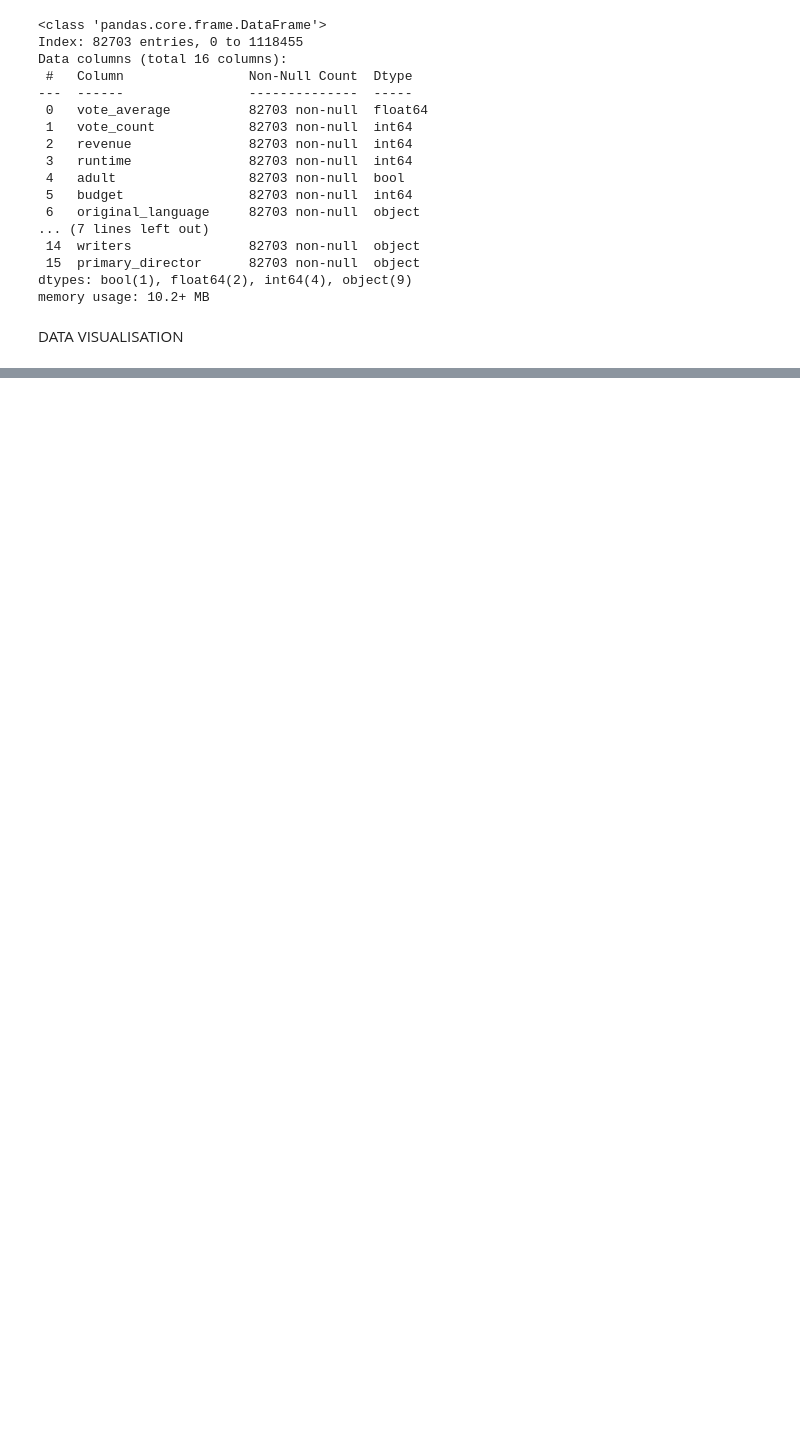
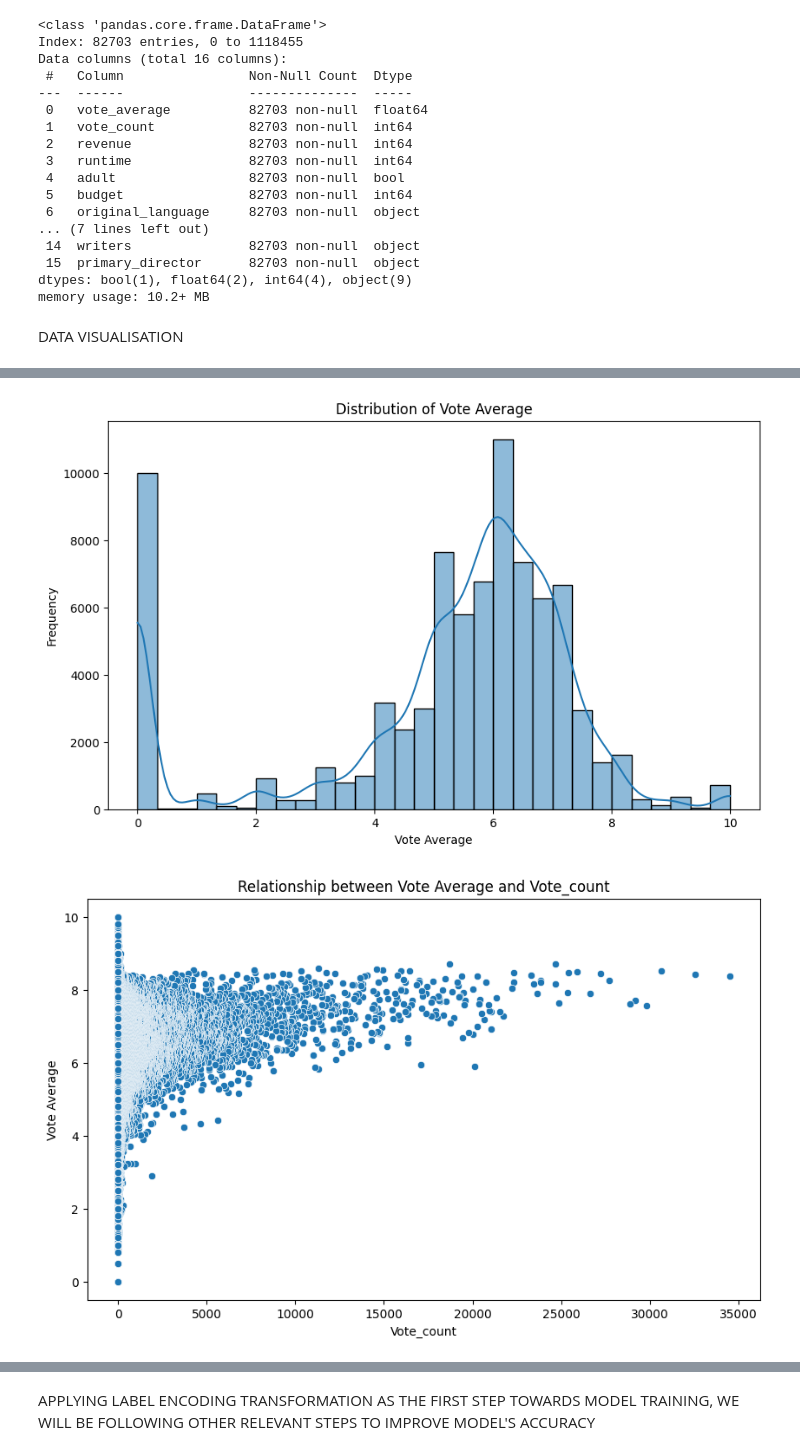
Before and after one commit to Jaagss/Movie_Success_Prediction, a Jupyter notebook: second.ipynb, the cells around one changed output, grey strips where cells are left out. Saved outputs shown, nothing was run; the diff lists cells and outputs as text; code cells hidden in the pictures; blank space fills up the shorter version.

```diff
--- a/second.ipynb
+++ b/second.ipynb
@@ -145,0 +187,21 @@ DATA VISUALISATION
+# %%
+# Plotting the distribution of vote_average
+plt.figure(figsize=(10, 6))
+sns.histplot(movies_df['vote_average'], bins=30, kde=True)
+plt.title('Distribution of Vote Average')
+plt.xlabel('Vote Average')
+plt.ylabel('Frequency')
+plt.show()
+
+# Plotting the relationship between vote_average and other numerical features
+numerical_features = ['vote_count', 'revenue', 'runtime', 'budget', 'popularity']
+for feature in numerical_features:
+    plt.figure(figsize=(10, 6))
+    sns.scatterplot(x=movies_df[feature], y=movies_df['vote_average'])
+    plt.title(f'Relationship between Vote Average and {feature.capitalize()}')
+    plt.xlabel(feature.capitalize())
+    plt.ylabel('Vote Average')
+    plt.show()
+# %% [output]
+[figure, added]
+[figure, added]
@@ -145,0 +212,3 @@ DATA VISUALISATION
+# %% [markdown]
+APPLYING LABEL ENCODING TRANSFORMATION AS THE FIRST STEP TOWARDS MODEL TRAINING,
+WE WILL BE FOLLOWING OTHER RELEVANT STEPS TO IMPROVE MODEL'S ACCURACY
```
Also changed, not shown: parts of 16 cells of this notebook.
